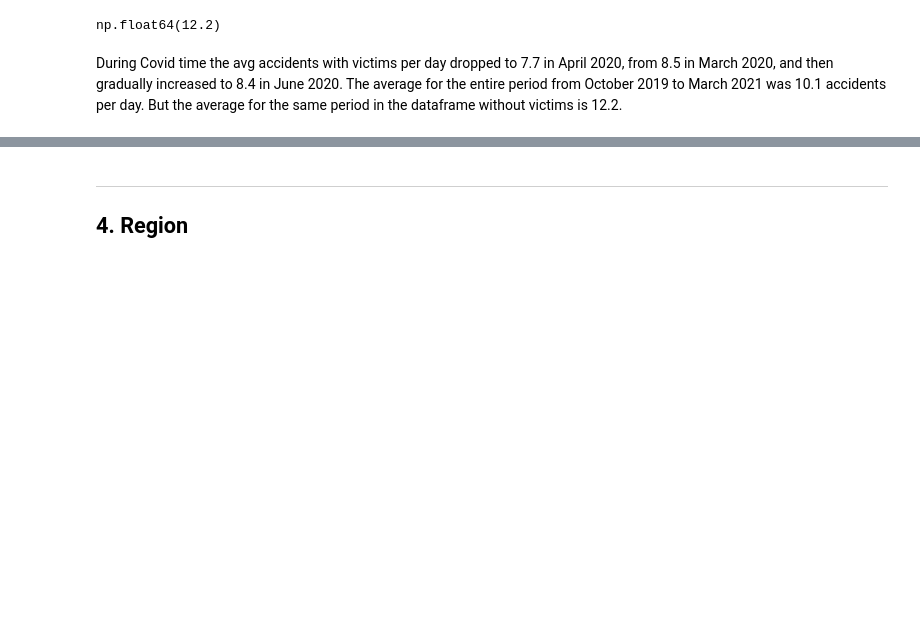
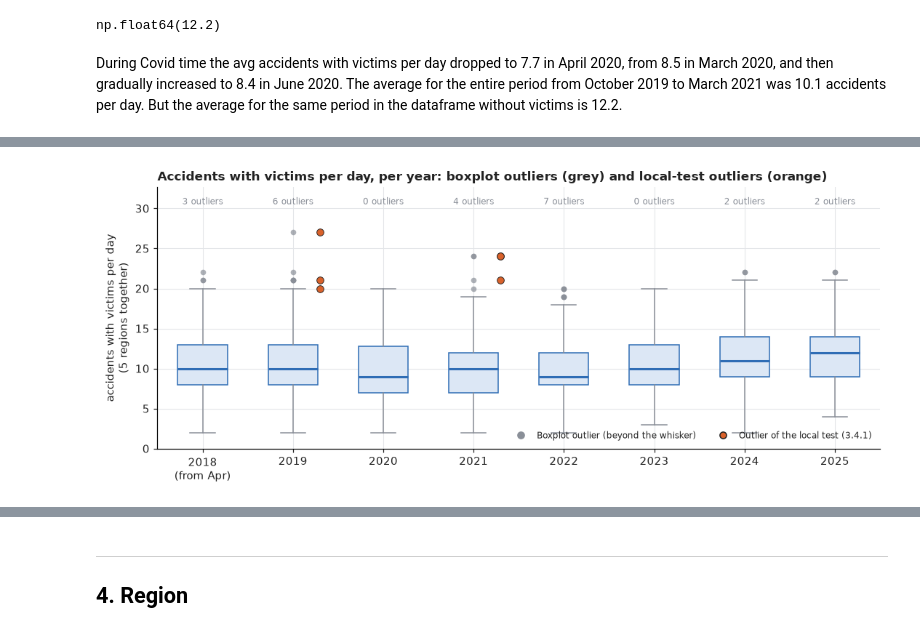
Before and after one commit to ivanya93/road_safety_machine_learning, a Jupyter notebook: notebooks/02_Data_Understanding_Preparation.ipynb, the cells around one changed output, grey strips where cells are left out. Drawn from its saved outputs; the diff is of its cells as text; code cells hidden in the pictures; blank space fills up the shorter version.

```diff
--- a/notebooks/02_Data_Understanding_Preparation.ipynb
+++ b/notebooks/02_Data_Understanding_Preparation.ipynb
@@ -423,0 +518,30 @@ During Covid time the avg accidents with victims per day dropped to 7.7 in April
+# %%
+# 3.4.2. Boxplot of the daily counts per year (5 regions together), with the outliers of the local test (3.4.1)
+from matplotlib.lines import Line2D
+
+def boxplot_outliers(s):
+    """Number of values beyond the whiskers (1.5 x the box height), the boxplot's own outlier rule."""
+    q1, q3 = s.quantile([0.25, 0.75])
+    return int(((s > q3 + 1.5 * (q3 - q1)) | (s < q1 - 1.5 * (q3 - q1))).sum())
+
+by_year = [(y, g) for y, g in national.groupby(national.index.year)]
+top = national["accidents"].max() * 1.12
+fig, ax = plt.subplots(figsize=(10, 4.2))
+ax.boxplot([g["accidents"] for _, g in by_year], positions=range(len(by_year)), widths=0.55, patch_artist=True,
+           boxprops=dict(facecolor="#DCE7F5", edgecolor=BLUE), medianprops=dict(color=BLUE, linewidth=2),
+           whiskerprops=dict(color=GREY), capprops=dict(color=GREY),
+           flierprops=dict(marker="o", markersize=5, markerfacecolor=GREY, markeredgecolor="none", alpha=0.7))
+for k, (y, g) in enumerate(by_year):
+    f = g[g["high"] | g["low"]]
+    ax.scatter(np.full(len(f), k + 0.3), f["accidents"], s=40, color=ORANGE, edgecolor=DARK, linewidths=0.6, zorder=3)
+    n = boxplot_outliers(g["accidents"])
+    ax.text(k, top, f"{n} outlier{'s' if n != 1 else ''}", ha="center", va="bottom", fontsize=8, color=GREY)
+ax.set_xticks(range(len(by_year)), [f"{y}\n(from Apr)" if y == ERA_START.year else str(y) for y, _ in by_year])
+ax.set(ylim=(0, top * 1.08), ylabel="accidents with victims per day\n(5 regions together)",
+       title="Accidents with victims per day, per year: boxplot outliers (grey) and local-test outliers (orange)")
+ax.legend(handles=[Line2D([], [], marker="o", ls="", color=GREY, label="Boxplot outlier (beyond the whisker)"),
+                   Line2D([], [], marker="o", ls="", color=ORANGE, markeredgecolor=DARK, label="Outlier of the local test (3.4.1)")],
+          loc="lower right", fontsize=8, ncol=2)
+plt.tight_layout(); plt.show()
+# %% [output]
+[figure, added]
```
Also changed, not shown: parts of 16 cells of this notebook, 6 other files.
